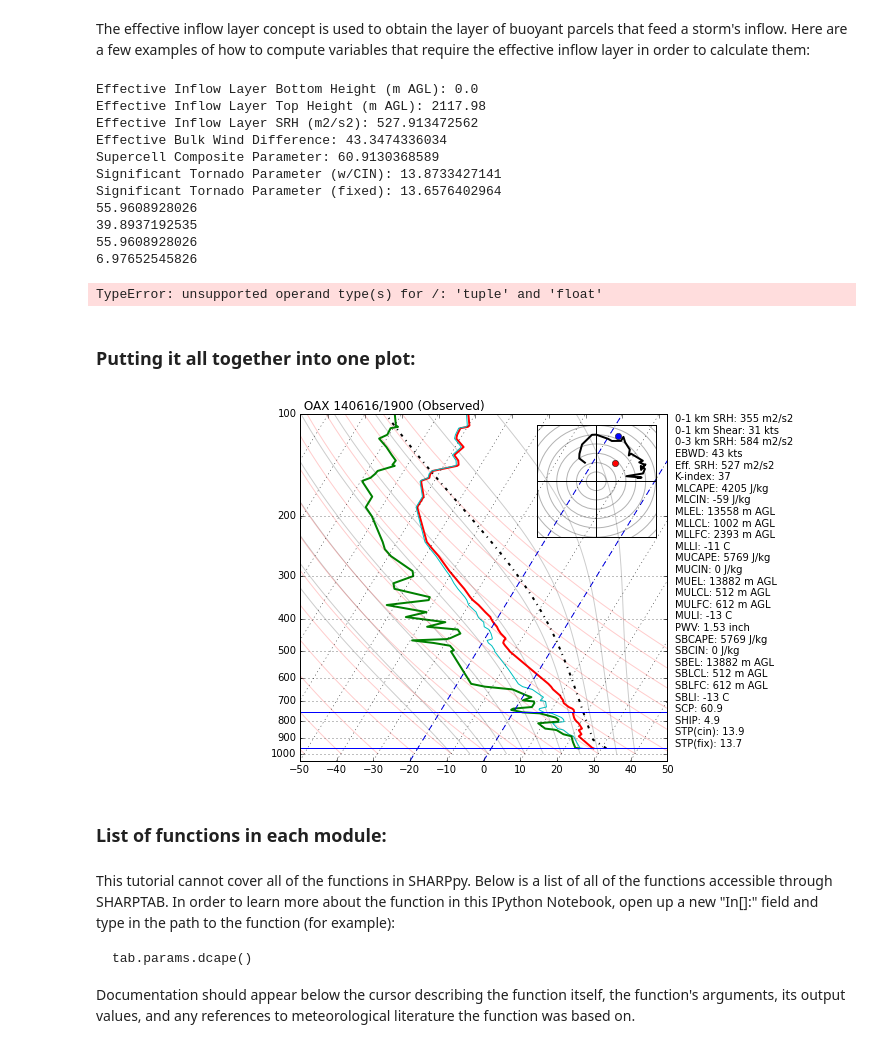
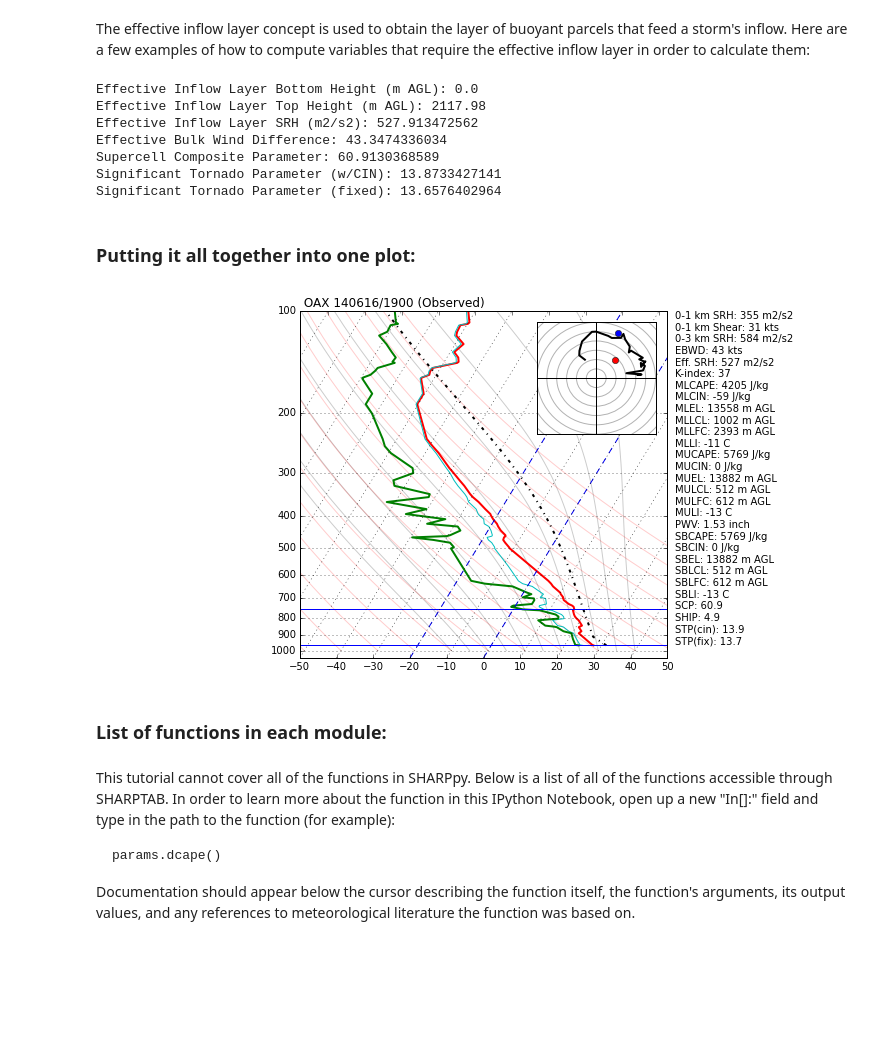
Before and after one commit to sharppy/SHARPpy, a Jupyter notebook: tutorials/SHARPpy_basics.ipynb, the cells around one changed output. Cells and saved outputs as stored; diff of their text form; code cells hidden in the pictures; blank space fills up the shorter version.

```diff
--- a/tutorials/SHARPpy_basics.ipynb
+++ b/tutorials/SHARPpy_basics.ipynb
@@ -138,10 +146,10 @@ In SHARPpy, parcels are lifted via the params.parcelx() routine.  The parcelx()
 
 The parcelx() routine by default utilizes the virtual temperature correction to compute variables such as CAPE and CIN.  If the dewpoint profile contains missing data, parcelx() will disregard using the virtual temperature correction.
 # %%
-sfcpcl = tab.params.parcelx( prof, flag=1 ) # Surface Parcel
-fcstpcl = tab.params.parcelx( prof, flag=2 ) # Forecast Parcel
-mupcl = tab.params.parcelx( prof, flag=3 ) # Most-Unstable Parcel
-mlpcl = tab.params.parcelx( prof, flag=4 ) # 100 mb Mean Layer Parcel
+sfcpcl = params.parcelx( prof, flag=1 ) # Surface Parcel
+fcstpcl = params.parcelx( prof, flag=2 ) # Forecast Parcel
+mupcl = params.parcelx( prof, flag=3 ) # Most-Unstable Parcel
+mlpcl = params.parcelx( prof, flag=4 ) # 100 mb Mean Layer Parcel
 # %% [markdown]
 Once your parcel attributes are computed by params.parcelx(), you can extract information about the parcel such as CAPE, CIN, LFC height, LCL height, EL height, etc.
 # %%
@@ -365,11 +373,11 @@ presvals = np.arange(int(pmax), int(pmin)+dp, dp)
 for t in np.arange(-10,45,5):
     tw = []
     for p in presvals:
-        tw.append(tab.thermo.wetlift(1000., t, p))
+        tw.append(thermo.wetlift(1000., t, p))
     ax.semilogy(tw, presvals, 'k-', alpha=.2)
 
 def thetas(theta, presvals):
-    return ((theta + tab.thermo.ZEROCNK) / (np.power((1000. / presvals),tab.thermo.ROCP))) - tab.thermo.ZEROCNK
+    return ((theta + thermo.ZEROCNK) / (np.power((1000. / presvals),thermo.ROCP))) - thermo.ZEROCNK
 
 # plot the dry adiabats
 for t in np.arange(-50,110,10):
@@ -444,20 +452,20 @@ Bunker's Storm Motion (left-mover) [deg,kts]: (masked_array(data = 204.774711769
 # %% [markdown]
 The effective inflow layer concept is used to obtain the layer of buoyant parcels that feed a storm's inflow.  Here are a few examples of how to compute variables that require the effective inflow layer in order to calculate them:
 # %%
-stp_fixed = tab.params.stp_fixed(sfcpcl.bplus, sfcpcl.lclhght, srh1km[0], tab.utils.comp2vec(sfc_6km_shear[0], sfc_6km_shear[1])[1])
-ship = tab.params.ship(prof)
-eff_inflow = tab.params.effective_inflow_layer(prof)
-ebot_hght = tab.interp.to_agl(prof, tab.interp.hght(prof, eff_inflow[0]))
-etop_hght = tab.interp.to_agl(prof, tab.interp.hght(prof, eff_inflow[1]))
+stp_fixed = params.stp_fixed(sfcpcl.bplus, sfcpcl.lclhght, srh1km[0], utils.comp2vec(sfc_6km_shear[0], sfc_6km_shear[1])[1])
+ship = params.ship(prof)
+eff_inflow = params.effective_inflow_layer(prof)
+ebot_hght = interp.to_agl(prof, interp.hght(prof, eff_inflow[0]))
+etop_hght = interp.to_agl(prof, interp.hght(prof, eff_inflow[1]))
 print "Effective Inflow Layer Bottom Height (m AGL):", ebot_hght
 print "Effective Inflow Layer Top Height (m AGL):", etop_hght
-effective_srh = tab.winds.helicity(prof, ebot_hght, etop_hght, stu = srwind[0], stv = srwind[1])
+effective_srh = winds.helicity(prof, ebot_hght, etop_hght, stu = srwind[0], stv = srwind[1])
 print "Effective Inflow Layer SRH (m2/s2):", effective_srh[0]
-ebwd = tab.winds.wind_shear(prof, pbot=eff_inflow[0], ptop=eff_inflow[1])
-ebwspd = tab.utils.mag( ebwd[0], ebwd[1] )
+ebwd = winds.wind_shear(prof, pbot=eff_inflow[0], ptop=eff_inflow[1])
+ebwspd = utils.mag( ebwd[0], ebwd[1] )
 print "Effective Bulk Wind Difference:", ebwspd
-scp = tab.params.scp(mupcl.bplus, effective_srh[0], ebwspd)
-stp_cin = tab.params.stp_cin(mlpcl.bplus, effective_srh[0], ebwspd, mlpcl.lclhght, mlpcl.bminus)
+scp = params.scp(mupcl.bplus, effective_srh[0], ebwspd)
+stp_cin = params.stp_cin(mlpcl.bplus, effective_srh[0], ebwspd, mlpcl.lclhght, mlpcl.bminus)
 print "Supercell Composite Parameter:", scp
 print "Significant Tornado Parameter (w/CIN):", stp_cin
 print "Significant Tornado Parameter (fixed):", stp_fixed
@@ -469,11 +477,6 @@ Effective Bulk Wind Difference: 43.3474336034
 Supercell Composite Parameter: 60.9130368589
 Significant Tornado Parameter (w/CIN): 13.8733427141
 Significant Tornado Parameter (fixed): 13.6576402964
-55.9608928026
-39.8937192535
-55.9608928026
-6.97652545826
-TypeError: unsupported operand type(s) for /: 'tuple' and 'float'
 # %% [markdown]
 ### Putting it all together into one plot:
 # %%
@@ -496,12 +499,12 @@ indices = {'SBCAPE': [int(sfcpcl.bplus), 'J/kg'],\
            'MUEL': [int(mupcl.elhght), 'm AGL'],\
            'MULI': [int(mupcl.li5), 'C'],\
            '0-1 km SRH': [int(srh1km[0]), 'm2/s2'],\
-           '0-1 km Shear': [int(tab.utils.comp2vec(sfc_1km_shear[0], sfc_1km_shear[1])[1]), 'kts'],\
+           '0-1 km Shear': [int(utils.comp2vec(sfc_1km_shear[0], sfc_1km_shear[1])[1]), 'kts'],\
            '0-3 km SRH': [int(srh3km[0]), 'm2/s2'],\
            'Eff. SRH': [int(effective_srh[0]), 'm2/s2'],\
            'EBWD': [int(ebwspd), 'kts'],\
-           'PWV': [round(tab.params.precip_water(prof), 2), 'inch'],\
-           'K-index': [int(tab.params.k_index(prof)), ''],\
+           'PWV': [round(params.precip_water(prof), 2), 'inch'],\
+           'K-index': [int(params.k_index(prof)), ''],\
            'STP(fix)': [round(stp_fixed, 1), ''],\
            'SHIP': [round(ship, 1), ''],\
            'SCP': [round(scp, 1), ''],\
@@ -524,11 +527,11 @@ presvals = np.arange(int(pmax), int(pmin)+dp, dp)
 for t in np.arange(-10,45,5):
     tw = []
     for p in presvals:
-        tw.append(tab.thermo.wetlift(1000., t, p))
+        tw.append(thermo.wetlift(1000., t, p))
     ax.semilogy(tw, presvals, 'k-', alpha=.2)
 
 def thetas(theta, presvals):
-    return ((theta + tab.thermo.ZEROCNK) / (np.power((1000. / presvals),tab.thermo.ROCP))) - tab.thermo.ZEROCNK
+    return ((theta + thermo.ZEROCNK) / (np.power((1000. / presvals),thermo.ROCP))) - thermo.ZEROCNK
 
 # plot the dry adiabats
 for t in np.arange(-50,110,10):
@@ -557,41 +560,41 @@ ax.set_ylim(1050,100)
 ax.xaxis.set_major_locator(plt.MultipleLocator(10))
 ax.set_xlim(-50,50)
 
 # List the indices within the indices dictionary on the side of the plot.
 string = ''
 for key in np.sort(indices.keys()):
     string = string + key + ': ' + str(indices[key][0]) + ' ' + indices[key][1] + '\n'
 plt.text(1.02, 1, string, verticalalignment='top', transform=plt.gca().transAxes)
 
 # Draw the hodograph on the Skew-T.
 # TAS 2015-4-16: hodograph doesn't plot for some reason ...
 ax2 = plt.axes([.625,.625,.25,.25])
-below_12km = np.where(tab.interp.to_agl(prof, prof.hght) < 12000)[0]
+below_12km = np.where(interp.to_agl(prof, prof.hght) < 12000)[0]
 u_prof = prof.u[below_12km]
 v_prof = prof.v[below_12km]
 ax2.plot(u_prof[~u_prof.mask], v_prof[~u_prof.mask], 'k-', lw=2)
 ax2.get_xaxis().set_visible(False)
 ax2.get_yaxis().set_visible(False)
 for i in range(10,90,10):
     # Draw the range rings around the hodograph.
     circle = plt.Circle((0,0),i,color='k',alpha=.3, fill=False)
     ax2.add_artist(circle)
 ax2.plot(srwind[0], srwind[1], 'ro') # Plot Bunker's Storm motion right mover as a red dot
 ax2.plot(srwind[2], srwind[3], 'bo') # Plot Bunker's Storm motion left mover as a blue dot
 
 ax2.set_xlim(-60,60)
 ax2.set_ylim(-60,60)
 ax2.axhline(y=0, color='k')
 ax2.axvline(x=0, color='k')
 plt.show()
 # %% [output]
-[figure, old version]
+[figure, new version]
 # %% [markdown]
 ### List of functions in each module:
 # %% [markdown]
 This tutorial cannot cover all of the functions in SHARPpy.  Below is a list of all of the functions accessible through SHARPTAB.  In order to learn more about the function in this IPython Notebook, open up a new "In[]:" field and type in the path to the function (for example):
 
-    tab.params.dcape()
+    params.dcape()
 
 Documentation should appear below the cursor describing the function itself, the function's arguments, its output values, and any references to meteorological literature the function was based on.
 # %%
```
Also changed, not shown: parts of 8 cells of this notebook, 35 other files.
